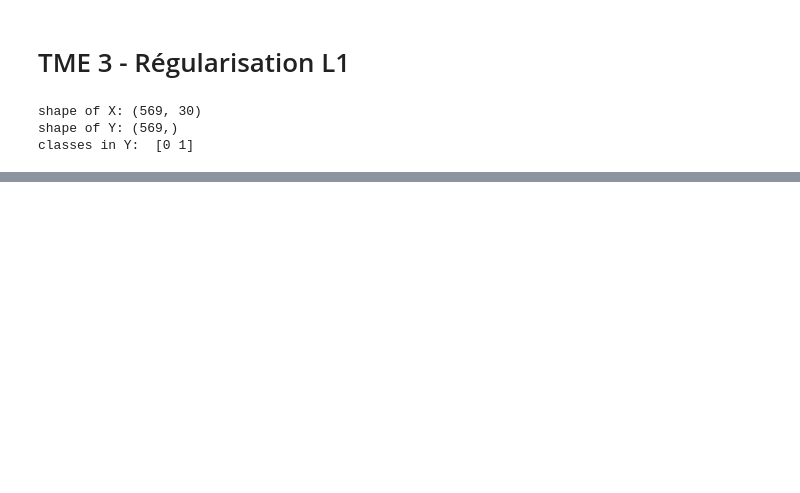
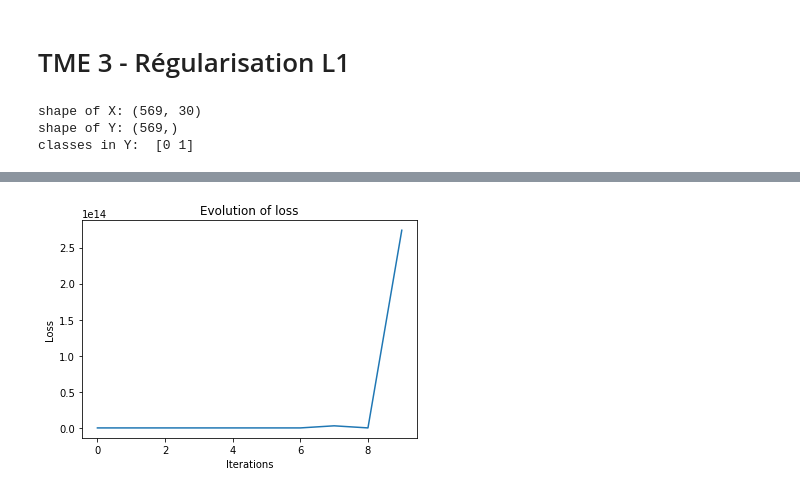
Before and after one commit to LoicH/M2-DAC, a Jupyter notebook: FDMS/TME3/reg_l1.ipynb, the cells around one changed output, grey strips where cells are left out. Saved outputs shown, nothing was run; the diff lists cells and outputs as text; code cells hidden in the pictures; blank space fills up the shorter version.

Commit message:
FDMS - Added comments and a better gradient

```diff
--- a/FDMS/TME3/reg_l1.ipynb
+++ b/FDMS/TME3/reg_l1.ipynb
@@ -168,0 +95,88 @@ Searching best parameters
+# %%
+def gradient_l1(theta, X, y, max_iter=100, step=1e-1, pen=0.1, verbose=0, plot=False):
+    """ Performs gradient descent to find the best theta
+    :param theta: The initial scalar for the search
+    :param X: The data
+    :param y: The target values
+    :param max_iter: The number of iterations
+    :param step: The scalar the will be multiplied to the gradient vector to increment theta
+    :param pen: The regularization parameter
+    :param verbose: The level of displayed information
+    :param plot: Whether to plot the evolution of the loss
+
+    :return: The theta at the end of the gradient descent"""
+
+    (l, n) = X.shape
+    losses = []
+    for it in range(max_iter):
+        if verbose >= 1:
+            print("###########  Step", it, ": #################")
+        for i in range(l):
+            # Sample a random point
+            idx = np.random.randint(0, l)
+            if verbose >= 2:
+                print("========= i = %d, random idx = %d ===========" % (i, idx))
+            # Compute the gradient on this single random point:
+            local_loss = lambda t: loss(t, np.array([X[idx]]), np.array([y[idx]]), pen)
+            grad = approx_fprime(theta, local_loss, epsilon=step)
+
+            grad = gradient_loss(theta, np.array([X[idx]]), np.array([y[idx]]), pen)
+
+            #debug
+            if verbose >=2:
+                local_grad = lambda t: gradient_loss(theta, np.array([X[idx]]), np.array([y[idx]]), pen)
+                print("debug: check_grad:", check_grad(local_loss, local_grad, theta))
+
+            if verbose >= 2:
+                print("Gradient:     ",grad)
+                print("Theta before: ", theta)
+
+            theta_prime = theta - step * grad
+            theta_prime[theta * theta_prime < 0] = 0
+            theta = theta_prime
+
+            if verbose >= 2:
+                print("Theta after:  ", theta)
+
+        general_loss = loss(theta, X, y, pen)
+        losses.append(general_loss)
+        if verbose >= 1:
+            print("Loss = %f" % (general_loss))
+
+    if plot:
+        plt.plot(losses)
+        plt.title("Evolution of loss")
+        plt.xlabel("Iterations")
+        plt.ylabel("Loss")
+
+    return theta
+
+# Optimization parameters
+theta_init = np.random.random(X[0].shape)
+max_iter = 10
+step     = 1e-3
+pen      = 1e-3
+
+# Find theta
+np.set_printoptions(precision=2, threshold=5)
+theta = gradient_l1(theta_init, X, y, max_iter=max_iter, pen=pen, step=step, verbose=2, plot=True)
+theta_minimize = minimize(lambda t:loss(t, X, y, pen), theta_init).x
+print("theta with gradient_l1():", theta)
+print("theta with minimize()   :", theta_minimize)
+
+
+# print("Finding the best theta, step and pen parameters:")
+# params = {"step": np.logspace(-6, 1, 10),
+#           "pen" : np.logspace(-6, 1, 10)}
+# combinations = functools.reduce(operator.mul, [len(elt) for elt in params.values()])
+# best_params = {"step": params["step"][0],  "pen": params["pen"][0]}
+# best_theta = gradient_l1(theta_init, X, y, max_iter=max_iter, step=best_params["step"], pen=best_params["pen"])
+# print("Searching best parameters")
+# for i, (it_step, it_pen) in enumerate(itertools.product(params["step"], params["pen"])):
+#     theta = gradient_l1(theta_init, X, y, max_iter=max_iter, step=it_step, pen=it_pen)
+#     print("%d/%d" % (i, combinations) )
+#     if loss(theta, X, y, it_pen) < loss(best_theta, X, y, it_pen):
+#     #np.linalg.norm(theta - theta_minimize) < np.linalg.norm(best_theta - theta_minimize):
+#         best_theta = theta
+#         best_params = {"step": it_step, "pen": it_pen}
+# %% [output]
@@ -169,3 +200,4 @@ Searching best parameters
+[figure, added]
 # %%
 print("Done")
 print(best_params)
```
Also changed, not shown: parts of 6 cells of this notebook.
